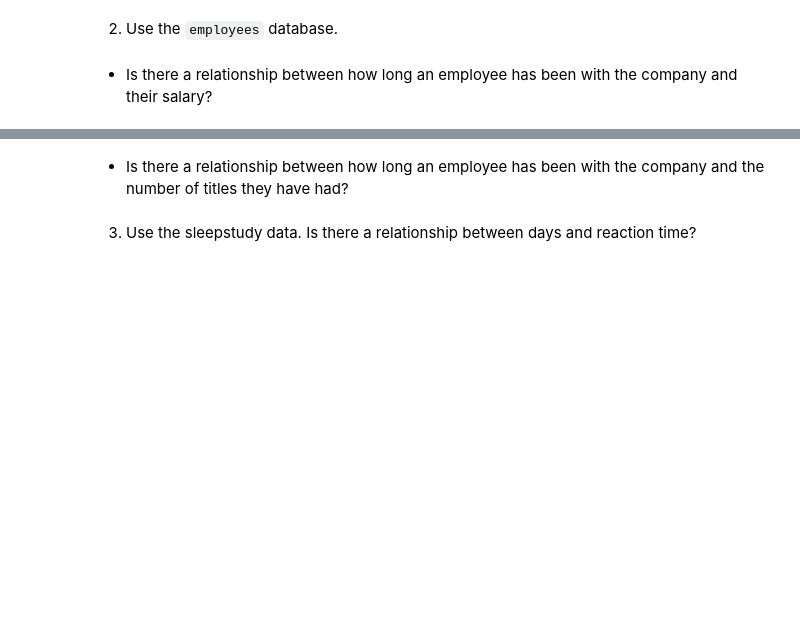
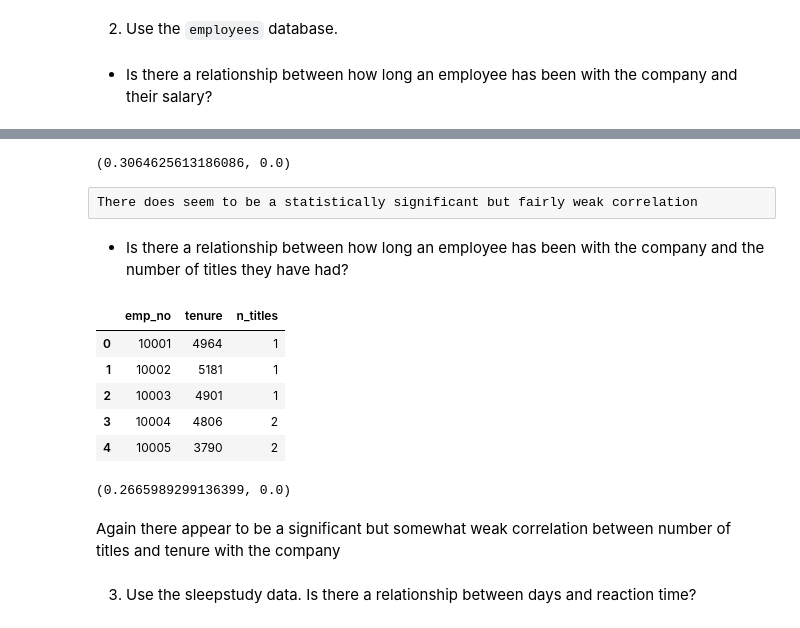
Before and after one commit to Jason-R-Turner/statistics-exercises, a Jupyter notebook: hypothesis_testing.ipynb, the cells around one changed output, grey strips where cells are left out. Saved outputs shown, nothing was run; the diff lists cells and outputs as text; code cells hidden in the pictures; blank space fills up the shorter version.

```diff
--- a/hypothesis_testing.ipynb
+++ b/hypothesis_testing.ipynb
@@ -483,7 +533,41 @@ salaries.head()
 # %%
-x = (salaries.emp_no, max(salaries.salary))
+stats.pearsonr(salaried_emps.tenure, salaried_emps.salary)
+# %% [output]
+(0.3064625613186086, 0.0)
+# %% [raw]
+There does seem to be a statistically significant but fairly weak correlation
 # %% [markdown]
 - Is there a relationship between how long an employee has been with the company and the number of titles they have had?
+# %%
+sql = '''
+SELECT
+    e.emp_no,
+    DATEDIFF((SELECT MAX(hire_date) FROM employees), e.hire_date) AS tenure,
+    n_titles
+FROM employees e
+JOIN (
+    SELECT emp_no, COUNT(*) as n_titles
+    FROM employees e
+    JOIN titles t USING (emp_no)
+    GROUP BY emp_no
+) emp_title_count USING (emp_no)
+'''
+# %%
+titled_emps = pd.read_sql(sql, url)
+titled_emps.head()
+# %% [output]
+|  | emp_no | tenure | n_titles |
+| 0 | 10001 | 4964 | 1 |
+| 1 | 10002 | 5181 | 1 |
+| 2 | 10003 | 4901 | 1 |
+| 3 | 10004 | 4806 | 2 |
+| 4 | 10005 | 3790 | 2 |
+# %%
+stats.pearsonr(titled_emps.tenure, titled_emps.n_titles)
+# %% [output]
+(0.2665989299136399, 0.0)
+# %% [markdown]
+Again there appear to be a significant but somewhat weak correlation between number of titles and tenure with the company
 # %% [markdown]
 3. Use the sleepstudy data. Is there a relationship between days and reaction time?
 # %%
```
Also changed, not shown: parts of 22 cells of this notebook, 2 other files.
